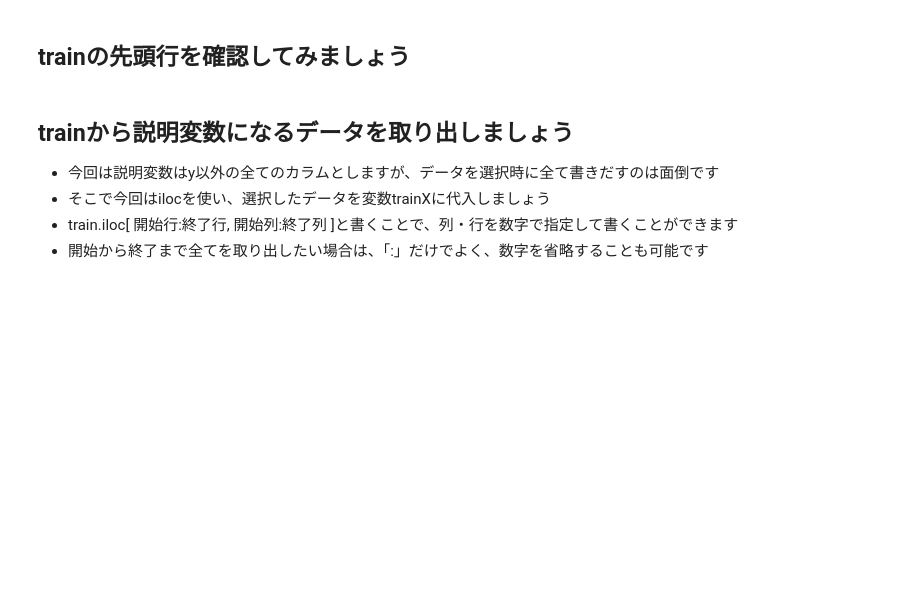
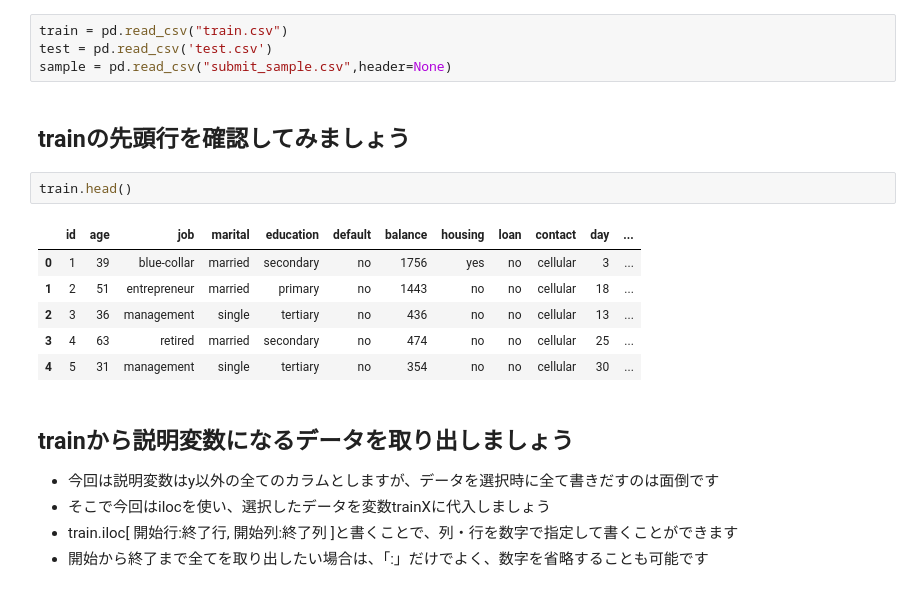
Before and after one commit to nephneph/ginko, a Jupyter notebook: Section6_2.ipynb, the cells around one changed output. Drawn from its saved outputs; the diff is of its cells as text; blank space fills up the shorter version.

```diff
--- a/Section6_2.ipynb
+++ b/Section6_2.ipynb
@@ -12,8 +21,21 @@
 - train.csvとtest.csvとsubmit_sample.csvの３つのファイルを読み込みましょう
 - それぞれを読み込んだものは変数はtrain, test, sampleに代入しましょう
 - submit_sampleを読み込む時は、header=Noneというオプションを忘れないようにしましょう
+# %%
+train = pd.read_csv("train.csv")
+test = pd.read_csv('test.csv')
+sample = pd.read_csv("submit_sample.csv",header=None)
 # %% [markdown]
 ## trainの先頭行を確認してみましょう
+# %%
+train.head()
+# %% [output]
+|  | id | age | job | marital | education | default | balance | housing | loan | contact | day | ... |
+| 0 | 1 | 39 | blue-collar | married | secondary | no | 1756 | yes | no | cellular | 3 | ... |
+| 1 | 2 | 51 | entrepreneur | married | primary | no | 1443 | no | no | cellular | 18 | ... |
+| 2 | 3 | 36 | management | single | tertiary | no | 436 | no | no | cellular | 13 | ... |
+| 3 | 4 | 63 | retired | married | secondary | no | 474 | no | no | cellular | 25 | ... |
+| 4 | 5 | 31 | management | single | tertiary | no | 354 | no | no | cellular | 30 | ... |
 # %% [markdown]
 ## trainから説明変数になるデータを取り出しましょう
 - 今回は説明変数はy以外の全てのカラムとしますが、データを選択時に全て書きだすのは面倒です
```
Also changed, not shown: parts of 22 cells of this notebook, 7 other files.
